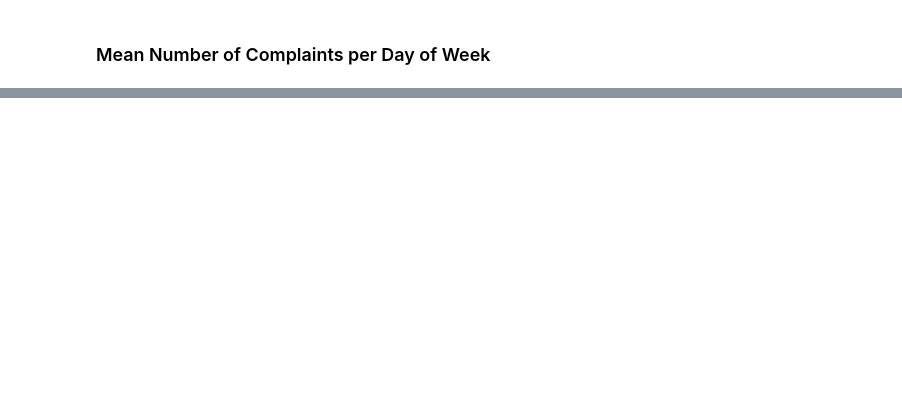
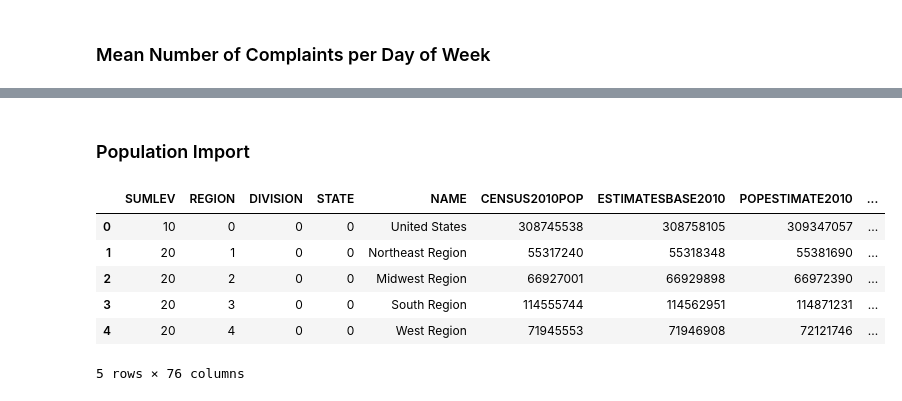
Before and after one commit to tiyd-python-2015-01/consumer-complaints, a Jupyter notebook: consumer-complaints.ipynb, the cells around one changed output, grey strips where cells are left out. Drawn from its saved outputs; the diff is of its cells as text; code cells hidden in the pictures; blank space fills up the shorter version.

```diff
--- a/consumer-complaints.ipynb
+++ b/consumer-complaints.ipynb
@@ -111,0 +154,12 @@ complaints_by_day.plot(kind='bar')
+# %% [markdown]
+### Population Import
+# %%
+population.head()
+# %% [output]
+|  | SUMLEV | REGION | DIVISION | STATE | NAME | CENSUS2010POP | ESTIMATESBASE2010 | POPESTIMATE2010 | ... |
+| 0 | 10 | 0 | 0 | 0 | United States | 308745538 | 308758105 | 309347057 | ... |
+| 1 | 20 | 1 | 0 | 0 | Northeast Region | 55317240 | 55318348 | 55381690 | ... |
+| 2 | 20 | 2 | 0 | 0 | Midwest Region | 66927001 | 66929898 | 66972390 | ... |
+| 3 | 20 | 3 | 0 | 0 | South Region | 114555744 | 114562951 | 114871231 | ... |
+| 4 | 20 | 4 | 0 | 0 | West Region | 71945553 | 71946908 | 72121746 | ... |
+5 rows × 76 columns
```
Also changed, not shown: parts of 14 cells of this notebook.
